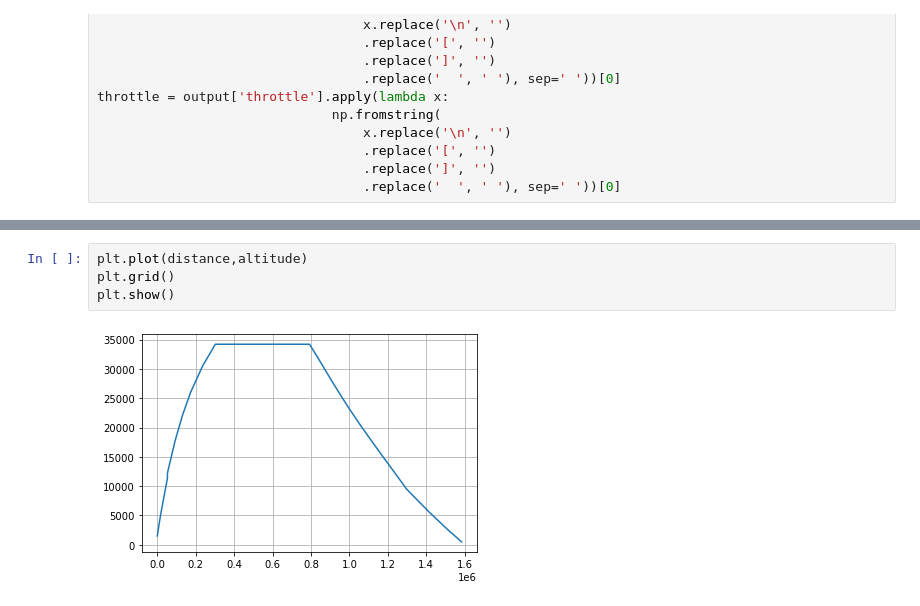
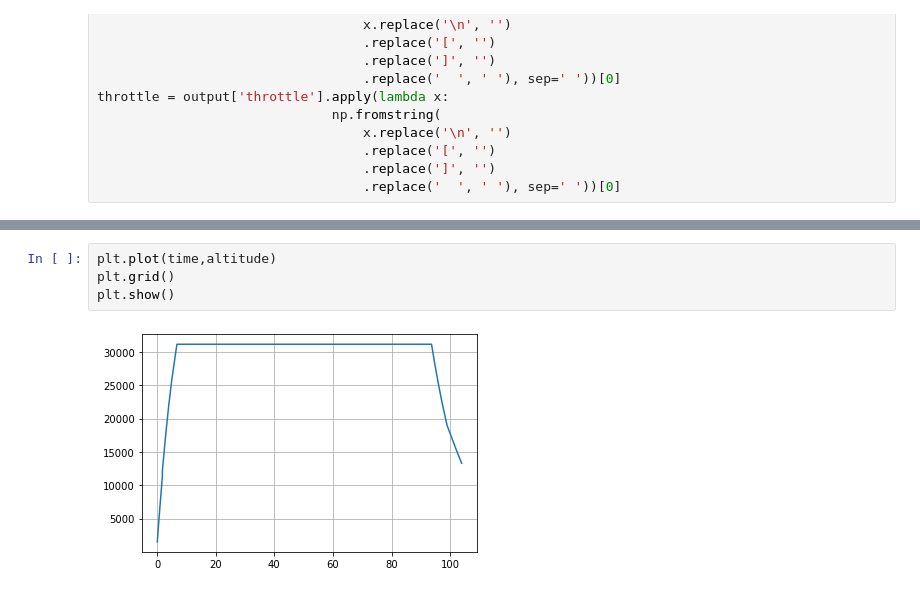
Before and after one commit to AlejandroRios/MDOAirB_base, a Jupyter notebook: framework/analysis-single-result.ipynb, the cells around one changed output, grey strips where cells are left out. Saved outputs shown, nothing was run; the diff lists cells and outputs as text.

```diff
--- a/framework/analysis-single-result.ipynb
+++ b/framework/analysis-single-result.ipynb
@@ -100,9 +100,9 @@ plt.show()
 # %%
-plt.plot(distance,altitude)
+plt.plot(time,altitude)
 plt.grid()
 plt.show()
 # %% [output]
-[figure, old version]
+[figure, new version]
 # %%
 print(distance[-1]*0.000539957)
 print(time[-1])
```
Also changed, not shown: parts of 12 cells of this notebook, 6 other files.
